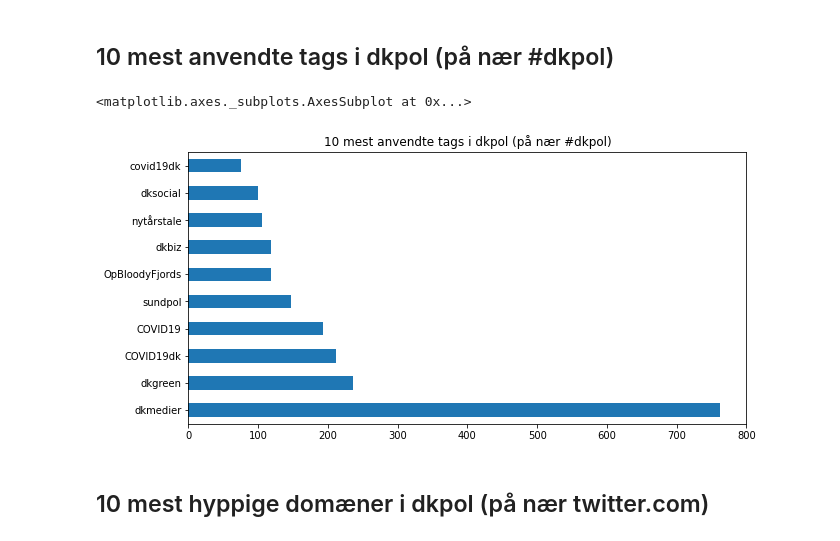
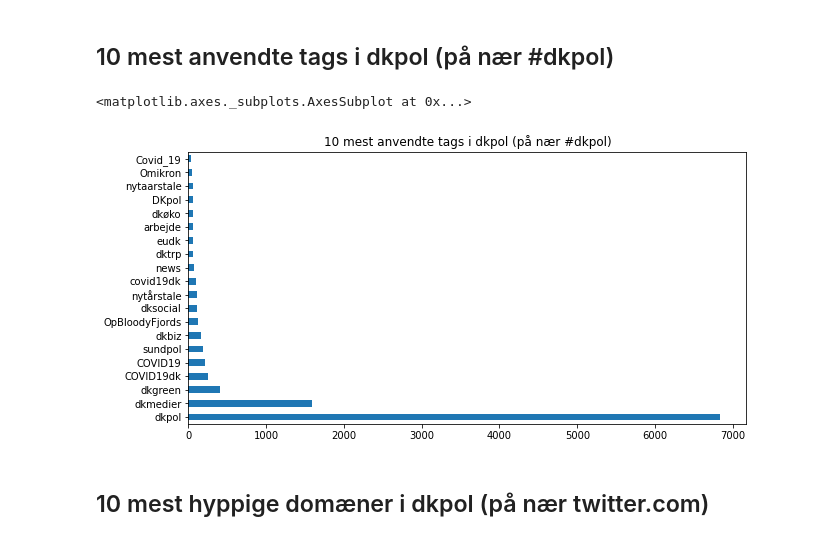
Before and after one commit to andershjoensen/dkpol_stats, a Jupyter notebook: inspect_data.ipynb, the cells around one changed output. Saved outputs shown, nothing was run; the diff lists cells and outputs as text; code cells hidden in the pictures.

```diff
--- a/inspect_data.ipynb
+++ b/inspect_data.ipynb
@@ -44,14 +44,14 @@ antal tags i tweets: 10381
 # %%
 title = "10 mest anvendte tags i dkpol (på nær #dkpol)"
 
-k = 11
+k = 20
 top_k_tags = list(entities.tag.value_counts().head(k).index)
-top_k_tags.remove("dkpol")
+#top_k_tags.remove("dkpol")
 
 entities[entities['tag'].isin(top_k_tags)]['tag'].value_counts().plot.barh(title=title)
 # %% [output]
 <matplotlib.axes._subplots.AxesSubplot at 0x...>
-[figure, old version]
+[figure, new version]
 # %%
 def get_domain(url):
     return url.split("/")[2]
```
Also changed, not shown: parts of 14 cells of this notebook, 2 other files.
